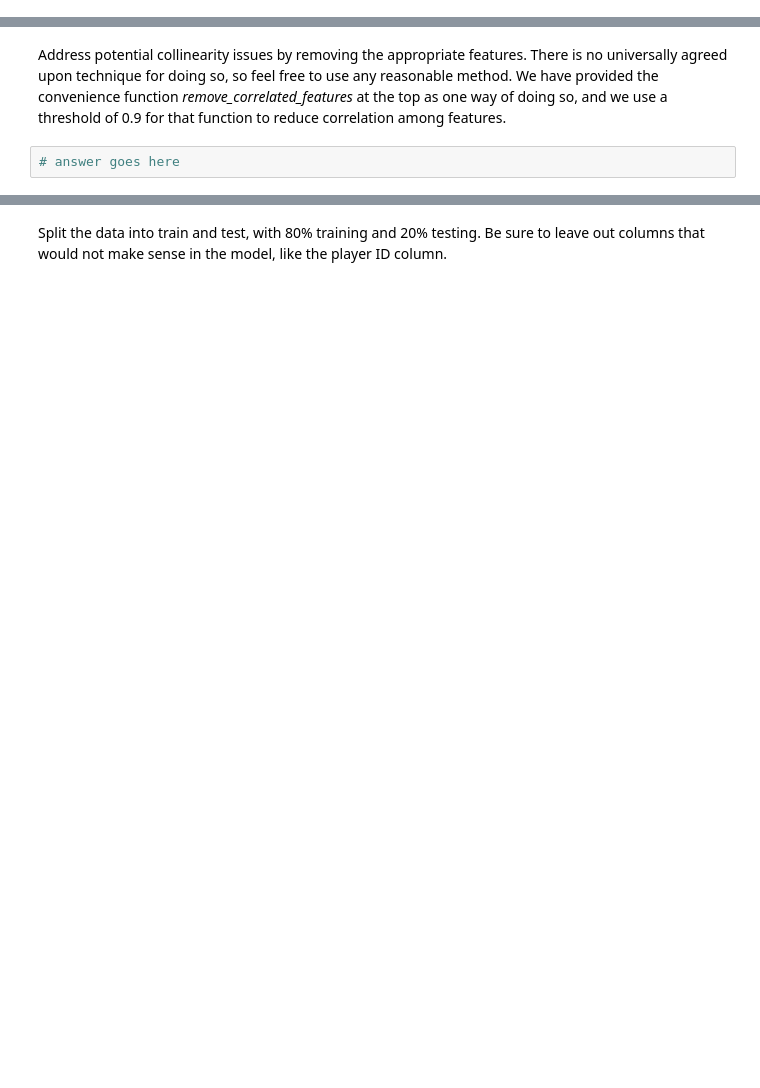
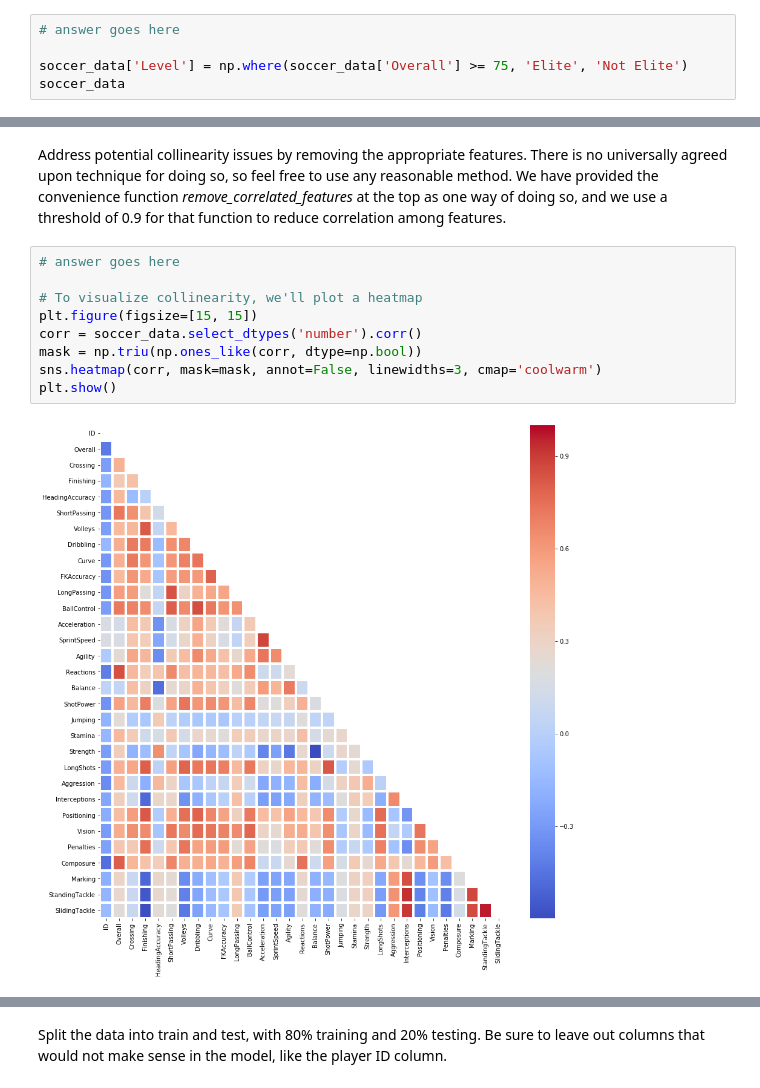
Before and after one commit to thinkful-dsi-cassowary/dsi3_student_pair_work, a Jupyter notebook: Coby/24_01_Day 24 Lecture 1 Assignment.ipynb, the cells around one changed output, grey strips where cells are left out. Drawn from its saved outputs; the diff is of its cells as text; blank space fills up the shorter version.

```diff
--- a/Coby/24_01_Day 24 Lecture 1 Assignment.ipynb
+++ b/Coby/24_01_Day 24 Lecture 1 Assignment.ipynb
@@ -40,0 +40,5 @@ Our response for our logistic regression model is going to be a binary label, "E
+# %%
+# answer goes here
+
+soccer_data['Level'] = np.where(soccer_data['Overall'] >= 75, 'Elite', 'Not Elite')
+soccer_data
@@ -41,4 +59,13 @@ Our response for our logistic regression model is going to be a binary label, "E
 # %% [markdown]
 Address potential collinearity issues by removing the appropriate features. There is no universally agreed upon technique for doing so, so feel free to use any reasonable method. We have provided the convenience function *remove_correlated_features* at the top as one way of doing so, and we use a threshold of 0.9 for that function to reduce correlation among features.
-# %%
-# answer goes here
+# %%
+# answer goes here
+
+# To visualize collinearity, we'll plot a heatmap
+plt.figure(figsize=[15, 15])
+corr = soccer_data.select_dtypes('number').corr()
+mask = np.triu(np.ones_like(corr, dtype=np.bool))
+sns.heatmap(corr, mask=mask, annot=False, linewidths=3, cmap='coolwarm')
+plt.show()
+# %% [output]
+[figure, added]
```
Also changed, not shown: parts of 11 cells of this notebook, 2 other files.
